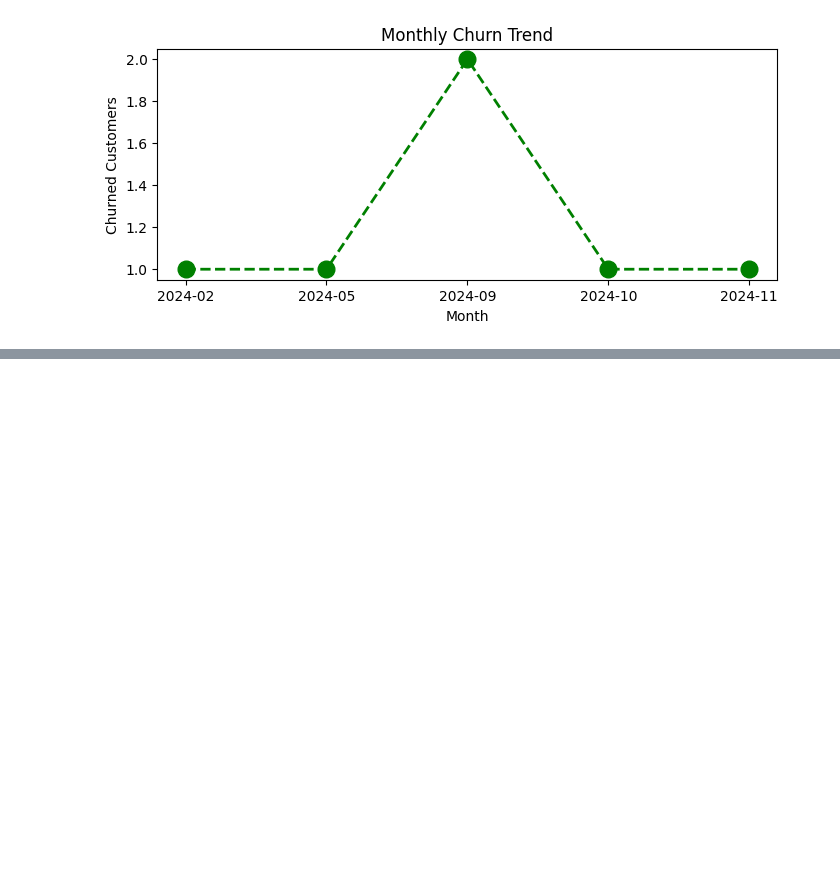
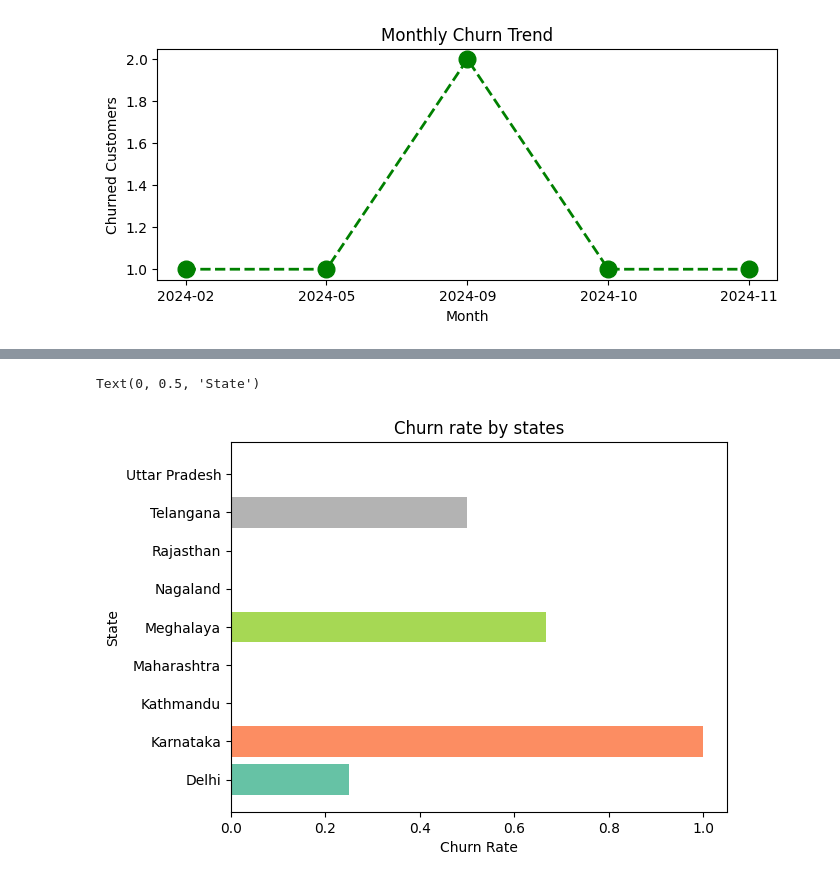
Before and after one commit to suryakant565/churn_analysis, a Jupyter notebook: notebook/Visualization_using_Matplotlib.ipynb, the cells around one changed output, grey strips where cells are left out. Drawn from its saved outputs; the diff is of its cells as text; code cells hidden in the pictures; blank space fills up the shorter version.

```diff
--- a/notebook/Visualization_using_Matplotlib.ipynb
+++ b/notebook/Visualization_using_Matplotlib.ipynb
@@ -33,0 +45,14 @@ plt.show()
+# %%
+#churn by states
+churn_plan = df.groupby('state')['churn_flag'].mean()
+
+colors = plt.cm.Set2(np.linspace(0, 1, len(churn_plan)))
+plt.Figure(figsize=(10,6))
+
+plt.barh(churn_plan.index,churn_plan.values,color = colors)
+plt.title('Churn rate by states')
+plt.xlabel('Churn Rate')
+plt.ylabel('State')
+# %% [output]
+Text(0, 0.5, 'State')
+[figure, added]
```
Also changed, not shown: parts of 7 cells of this notebook.
